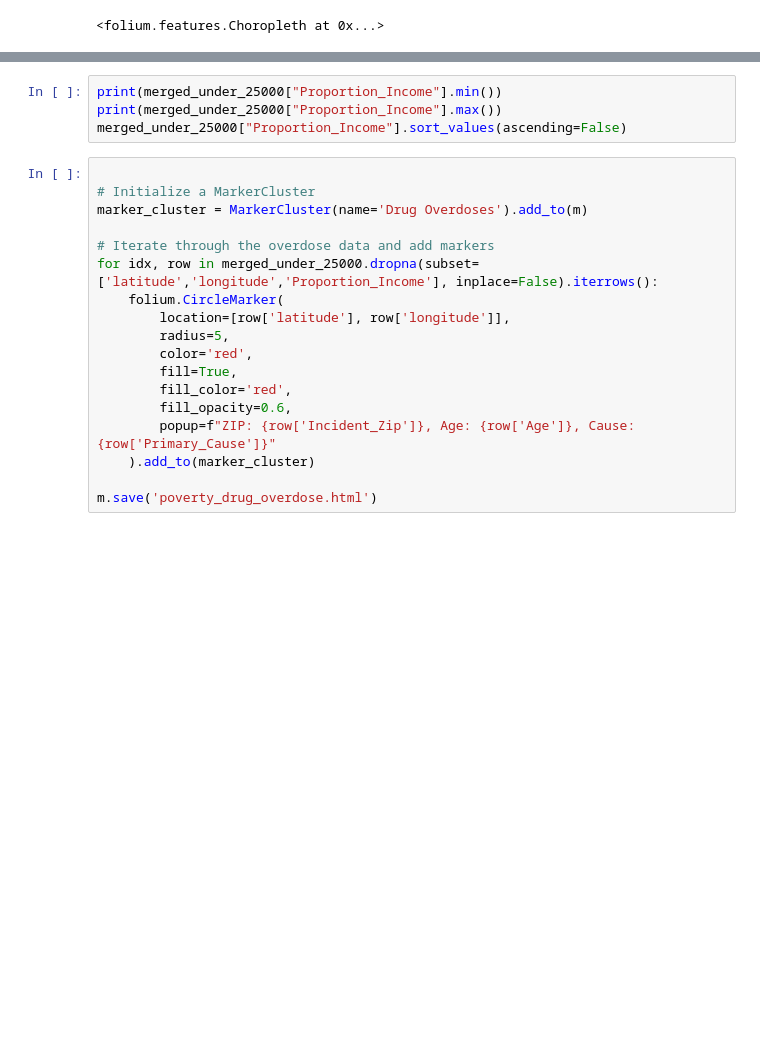
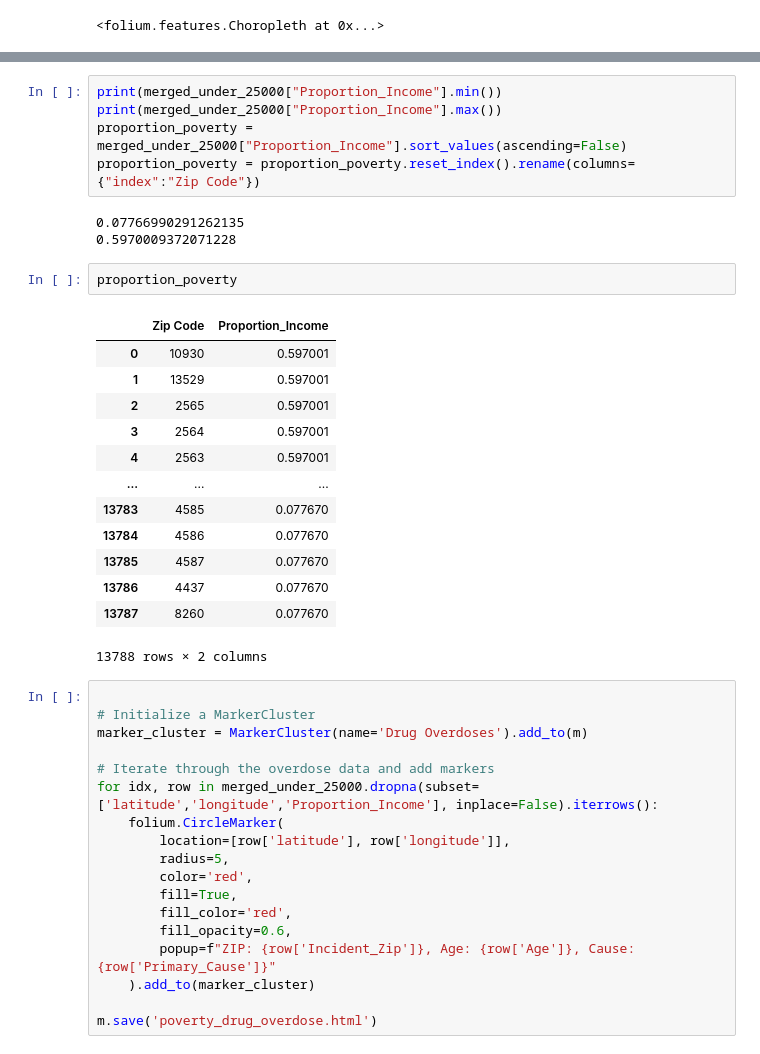
Before and after one commit to bdscuti/DS-Club-Drugs-Fa24, a Jupyter notebook: jayden_drug.ipynb, the cells around one changed output, grey strips where cells are left out. Cells and saved outputs as stored; diff of their text form; blank space fills up the shorter version.

```diff
--- a/jayden_drug.ipynb
+++ b/jayden_drug.ipynb
@@ -150,7 +150,27 @@ m
 # %%
 print(merged_under_25000["Proportion_Income"].min())
 print(merged_under_25000["Proportion_Income"].max())
-merged_under_25000["Proportion_Income"].sort_values(ascending=False)
+proportion_poverty = merged_under_25000["Proportion_Income"].sort_values(ascending=False)
+proportion_poverty = proportion_poverty.reset_index().rename(columns={"index":"Zip Code"})
+# %% [output]
+0.07766990291262135
+0.5970009372071228
+# %%
+proportion_poverty
+# %% [output]
+|  | Zip Code | Proportion_Income |
+| 0 | 10930 | 0.597001 |
+| 1 | 13529 | 0.597001 |
+| 2 | 2565 | 0.597001 |
+| 3 | 2564 | 0.597001 |
+| 4 | 2563 | 0.597001 |
+| ... | ... | ... |
+| 13783 | 4585 | 0.077670 |
+| 13784 | 4586 | 0.077670 |
+| 13785 | 4587 | 0.077670 |
+| 13786 | 4437 | 0.077670 |
+| 13787 | 8260 | 0.077670 |
+13788 rows × 2 columns
 # %%
 
 # Initialize a MarkerCluster
```
Also changed, not shown: parts of 6 cells of this notebook, 12 other files.
